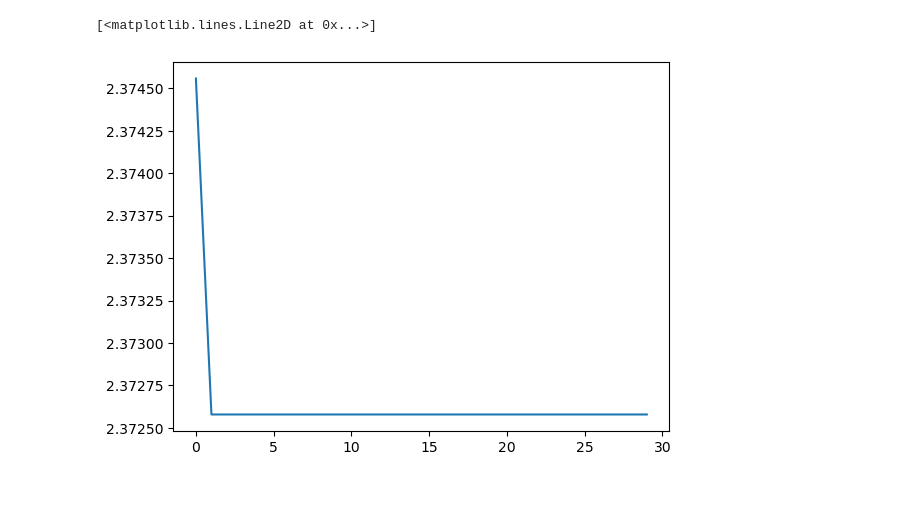
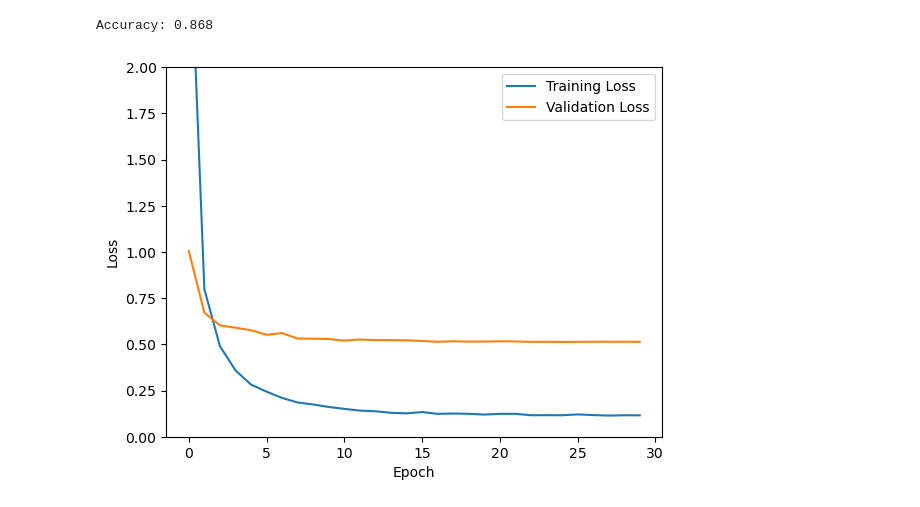
Before and after one commit to ericx1e/Cutting-Corners, a Jupyter notebook: classifier.ipynb, the cells around one changed output. Drawn from its saved outputs; the diff is of its cells as text; code cells hidden in the pictures.

Commit message:
Finalized model, ~90% test accuracy

```diff
--- a/classifier.ipynb
+++ b/classifier.ipynb
@@ -83,7 +83,7 @@ train_df = shuffled_df[:train_rows]
 val_df = shuffled_df[train_rows:train_rows + val_rows]
 test_df = shuffled_df[train_rows + val_rows:]
 
-batch_size = 25
+batch_size = 50
 
 train_dataset = SketchDataset(train_df)
 val_dataset = SketchDataset(val_df)
@@ -91,6 +91,7 @@ test_dataset = SketchDataset(test_df)
 
 train_dataloader = DataLoader(train_dataset, batch_size)
 val_dataloader = DataLoader(val_dataset, batch_size)
+test_dataloader = DataLoader(test_dataset, batch_size)
 # %%
 class ImageClassifier(nn.Module):
     def __init__(self):
@@ -112,9 +113,8 @@ class ImageClassifier(nn.Module):
         self.linear_layers = nn.Sequential(
             nn.Linear(980, 980),
             nn.ReLU(),
-            nn.Dropout(p = .1),
-            nn.Linear(980, 10),
-            nn.Softmax()
+            nn.Dropout(p = .2),
+            nn.Linear(980, 10)
         )
     def forward(self, x):
         x = self.conv_layers(x)
@@ -125,11 +125,12 @@ class ImageClassifier(nn.Module):
 #inputs = torch.reshape(inputs, (batch_size, 1, 28, 28))
 #model.forward(inputs)
 # %%
-lr = .001
+lr = .00015
 epochs = 30
 
 model = ImageClassifier()
-optim = torch.optim.Adam(model.parameters(), lr)
+optim = torch.optim.Adam(model.parameters(), lr, weight_decay = .15)
+scheduler = torch.optim.lr_scheduler.ExponentialLR(optim, gamma = .8)
 loss_function = nn.CrossEntropyLoss()
 train_loss_per_epoch = []
 val_loss_per_epoch = []
@@ -150,7 +151,10 @@ for epoch in range(epochs):
         loss.backward()
         optim.step()
         train_loss.append(loss.item())
-
+        prediction = torch.argmax(outputs, dim=1)
+        batch_acc = (prediction == labels).sum().item()
+        train_acc += batch_acc
+    scheduler.step()
 
     model.eval()
     for idx, batch in enumerate(val_dataloader):
@@ -159,6 +163,13 @@ for epoch in range(epochs):
             inputs = torch.reshape(inputs, (batch_size, 1, 28, 28))
             outputs = model.forward(inputs)
             loss = loss_function(outputs, labels)
-    print("Epoch:", epoch, "Loss:", np.mean(train_loss))
+            val_loss.append(loss.item())
+            prediction = torch.argmax(outputs, dim=1)
+            batch_acc = (prediction == labels).sum().item()
+            val_acc += batch_acc
+    train_acc /= len(train_dataloader.dataset)
+    val_acc /= len(val_dataloader.dataset)
+    print("Epoch:", epoch, "Train Loss:", np.mean(train_loss), "Train Acc:", train_acc, "Val Loss:", np.mean(val_loss), "Val Acc:", val_acc)
     train_loss_per_epoch.append(np.mean(train_loss))
+    val_loss_per_epoch.append(np.mean(val_loss))
 # %% [output]
@@ -182,5 +193,29 @@ Epoch: 29 Loss: 2.3725789529936656
+# %%
+#evaluate on test set !!!
+for epoch in range(epochs):
+    correct = 0
+
+    model.eval()
+    for idx, batch in enumerate(test_dataloader):
+        with torch.no_grad():
+            inputs, labels = batch
+            inputs = torch.reshape(inputs, (batch_size, 1, 28, 28))
+            outputs = model.forward(inputs)
+            prediction = torch.argmax(outputs, dim=1)
+            batch_correct = (prediction == labels).sum().item()
+            correct += batch_correct
+print("Accuracy:", correct/len(test_dataloader.dataset))
+# %% [output]
+Accuracy: 0.868
 # %%
-plt.plot(train_loss_per_epoch)
+plt.plot(train_loss_per_epoch, label='Training Loss')
+plt.plot(val_loss_per_epoch, label='Validation Loss')
+
+plt.xlabel('Epoch')
+plt.ylabel('Loss')
+plt.ylim([0, 2])
+plt.legend()
+
+plt.show()
 # %% [output]
-[<matplotlib.lines.Line2D at 0x...>]
-[figure, old version]
+[figure, new version]
```
Also changed, not shown: parts of 2 cells of this notebook.
